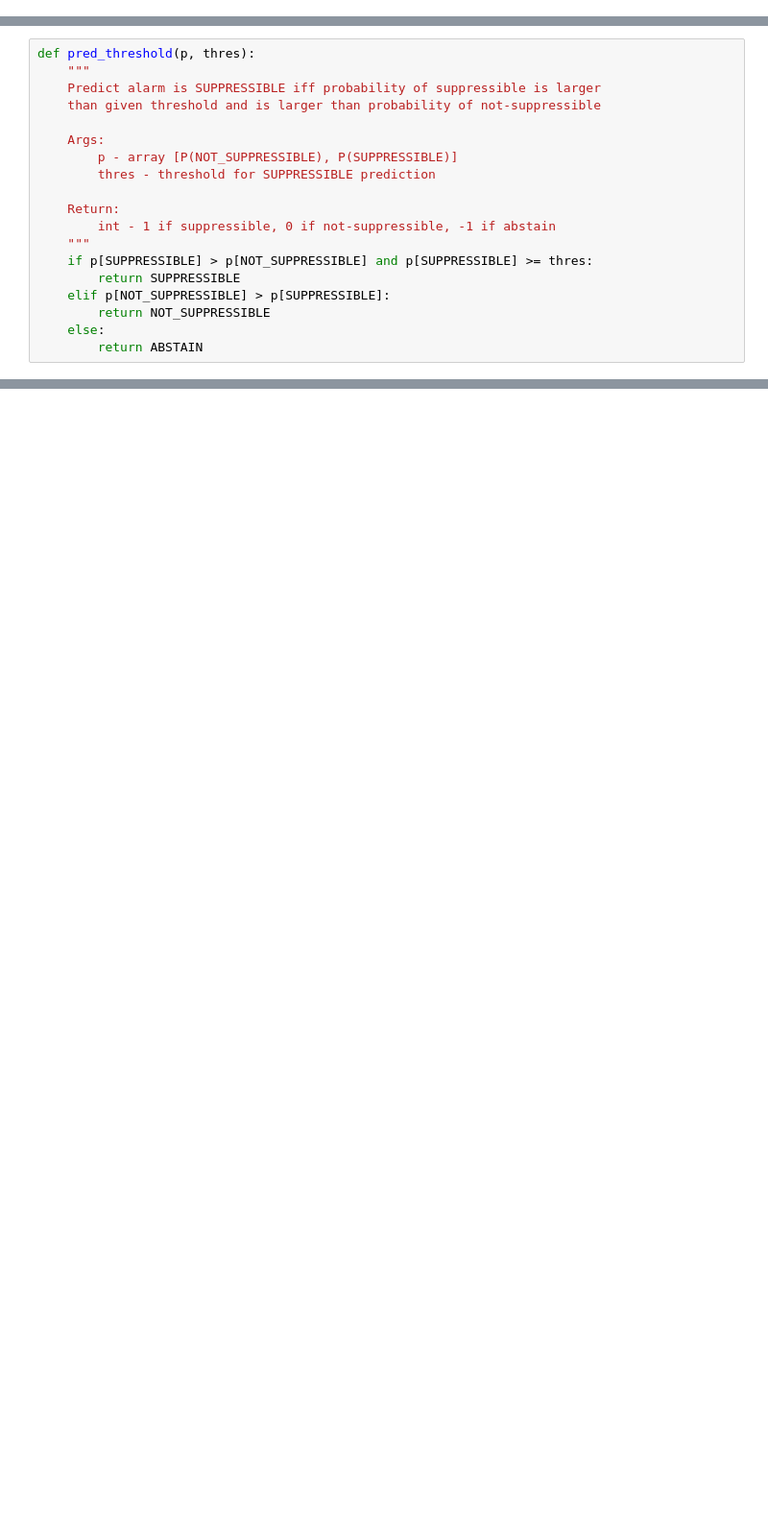
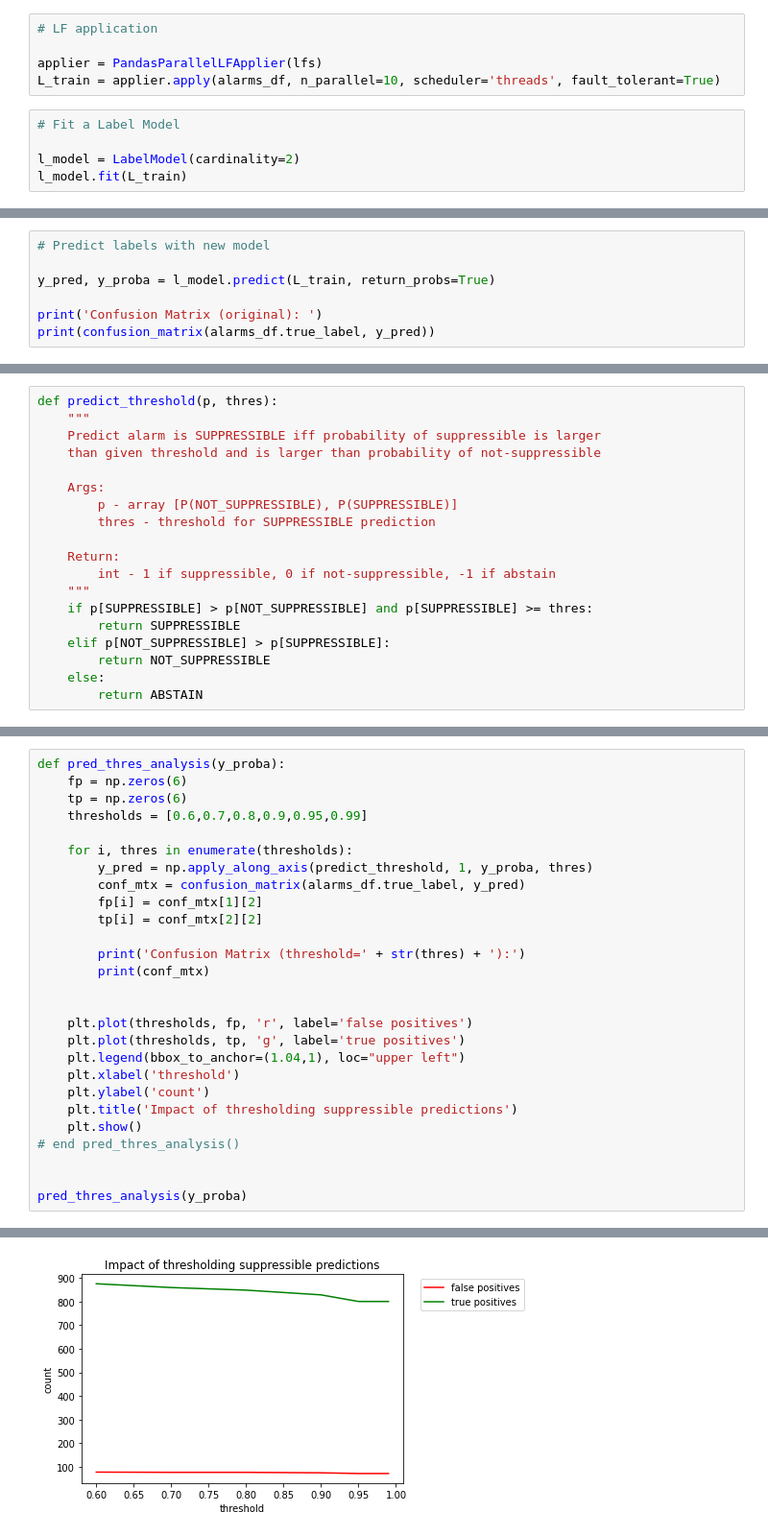
Before and after one commit to sfpugh/smart-alarm-learning-labels, a Jupyter notebook: learn_labels.ipynb, the cells around one changed output, grey strips where cells are left out. Shown: that part at 96% size. Saved outputs shown, nothing was run; the diff lists cells and outputs as text; blank space fills up the shorter version.

```diff
--- a/learn_labels.ipynb
+++ b/learn_labels.ipynb
@@ -415,0 +864,10 @@ lf_outlier_spo2_120(x)
+# %%
+# LF application
+
+applier = PandasParallelLFApplier(lfs)
+L_train = applier.apply(alarms_df, n_parallel=10, scheduler='threads', fault_tolerant=True)
+# %%
+# Fit a Label Model
+
+l_model = LabelModel(cardinality=2)
+l_model.fit(L_train)
@@ -415,0 +894,7 @@ lf_outlier_spo2_120(x)
+# %%
+# Predict labels with new model
+
+y_pred, y_proba = l_model.predict(L_train, return_probs=True)
+
+print('Confusion Matrix (original): ')
+print(confusion_matrix(alarms_df.true_label, y_pred))
@@ -416,5 +906,5 @@ lf_outlier_spo2_120(x)
 # %%
-def pred_threshold(p, thres):
+def predict_threshold(p, thres):
     """
     Predict alarm is SUPPRESSIBLE iff probability of suppressible is larger
     than given threshold and is larger than probability of not-suppressible
@@ -448,0 +925,28 @@ lfs = [
+# %%
+def pred_thres_analysis(y_proba):
+    fp = np.zeros(6)
+    tp = np.zeros(6)
+    thresholds = [0.6,0.7,0.8,0.9,0.95,0.99]
+
+    for i, thres in enumerate(thresholds):
+        y_pred = np.apply_along_axis(predict_threshold, 1, y_proba, thres)
+        conf_mtx = confusion_matrix(alarms_df.true_label, y_pred)
+        fp[i] = conf_mtx[1][2]
+        tp[i] = conf_mtx[2][2]
+
+        print('Confusion Matrix (threshold=' + str(thres) + '):')
+        print(conf_mtx)
+
+
+    plt.plot(thresholds, fp, 'r', label='false positives')
+    plt.plot(thresholds, tp, 'g', label='true positives')
+    plt.legend(bbox_to_anchor=(1.04,1), loc="upper left")
+    plt.xlabel('threshold')
+    plt.ylabel('count')
+    plt.title('Impact of thresholding suppressible predictions')
+    plt.show()
+# end pred_thres_analysis()
+
+
+pred_thres_analysis(y_proba)
+# %% [output]
@@ -448,0 +970 @@ lfs = [
+[figure, added]
```
Also changed, not shown: parts of 17 cells of this notebook.
